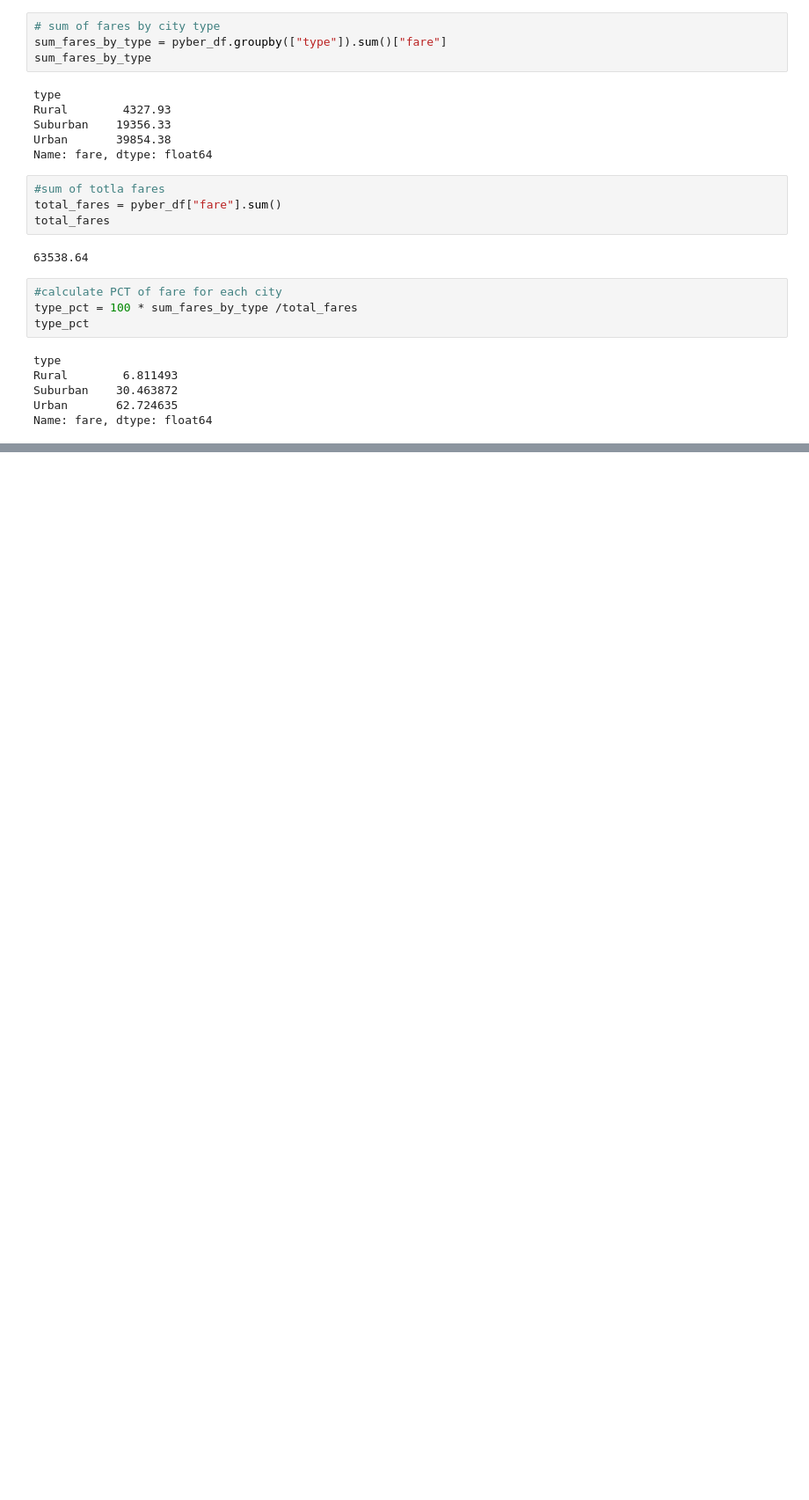
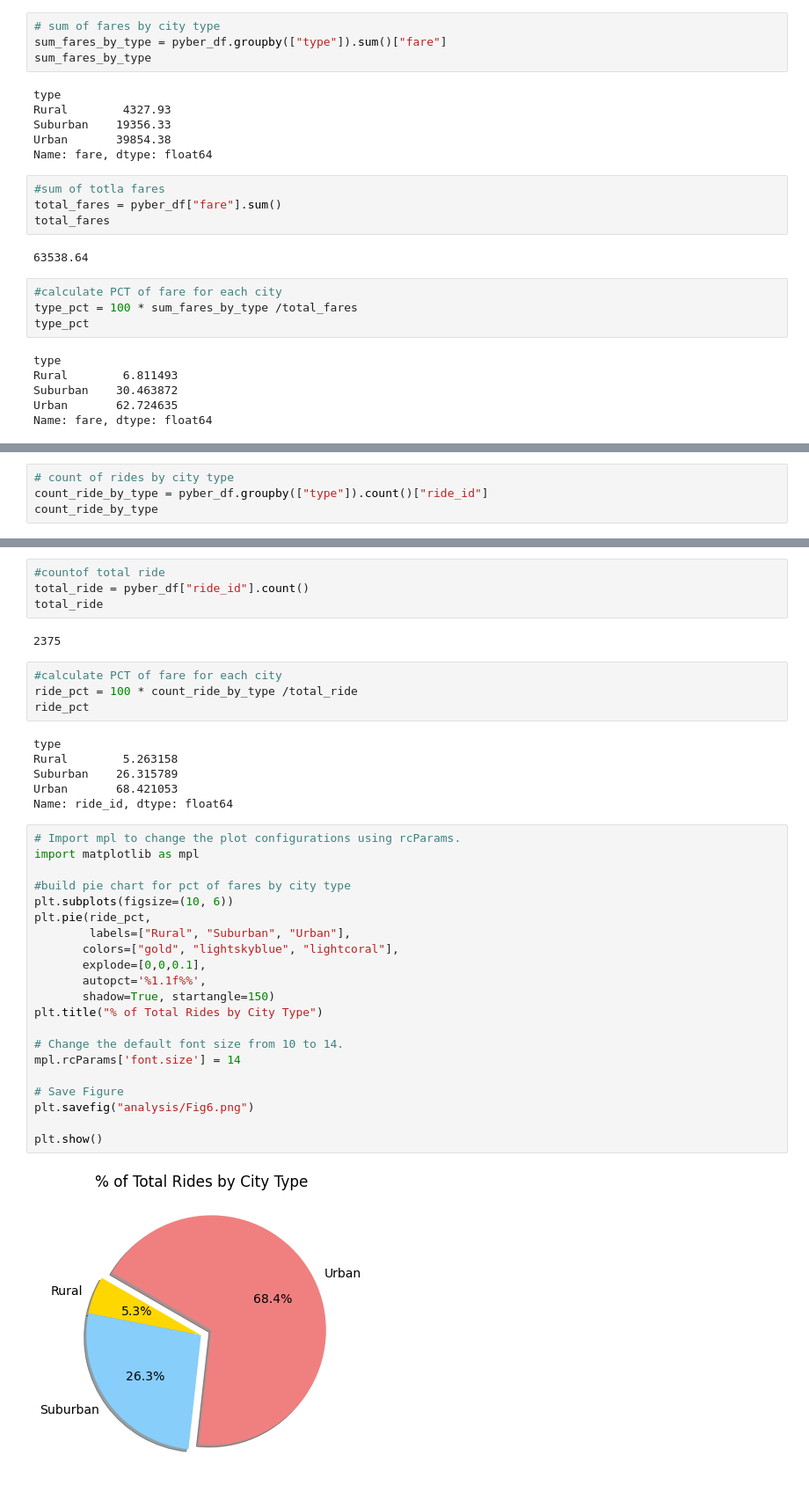
Before and after one commit to fatehluqman/PyBer_Analysis, a Jupyter notebook: PyBer.ipynb, the cells around one changed output, grey strips where cells are left out. Shown: that part at 88% size. Drawn from its saved outputs; the diff is of its cells as text; blank space fills up the shorter version.

Commit message:
added pie chart for pct of total rides by city type

```diff
--- a/PyBer.ipynb
+++ b/PyBer.ipynb
@@ -1042,0 +1047,4 @@ plt.show()
+# %%
+# count of rides by city type
+count_ride_by_type = pyber_df.groupby(["type"]).count()["ride_id"]
+count_ride_by_type
@@ -1042,0 +1057,39 @@ plt.show()
+# %%
+#countof total ride
+total_ride = pyber_df["ride_id"].count()
+total_ride
+# %% [output]
+2375
+# %%
+#calculate PCT of fare for each city
+ride_pct = 100 * count_ride_by_type /total_ride
+ride_pct
+# %% [output]
+type
+Rural        5.263158
+Suburban    26.315789
+Urban       68.421053
+Name: ride_id, dtype: float64
+# %%
+# Import mpl to change the plot configurations using rcParams.
+import matplotlib as mpl
+
+#build pie chart for pct of fares by city type
+plt.subplots(figsize=(10, 6))
+plt.pie(ride_pct,
+        labels=["Rural", "Suburban", "Urban"],
+       colors=["gold", "lightskyblue", "lightcoral"],
+       explode=[0,0,0.1],
+       autopct='%1.1f%%',
+       shadow=True, startangle=150)
+plt.title("% of Total Rides by City Type")
+
+# Change the default font size from 10 to 14.
+mpl.rcParams['font.size'] = 14
+
+# Save Figure
+plt.savefig("analysis/Fig6.png")
+
+plt.show()
+# %% [output]
+[figure, added]
```
Also changed, not shown: parts of 2 cells of this notebook, 1 other file.
